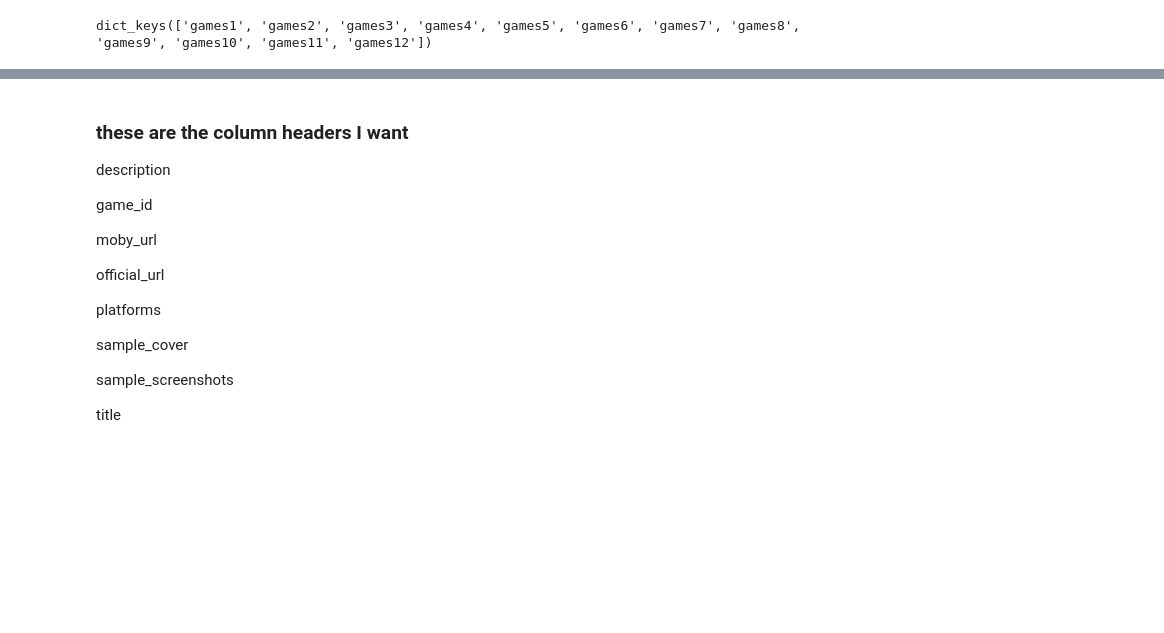
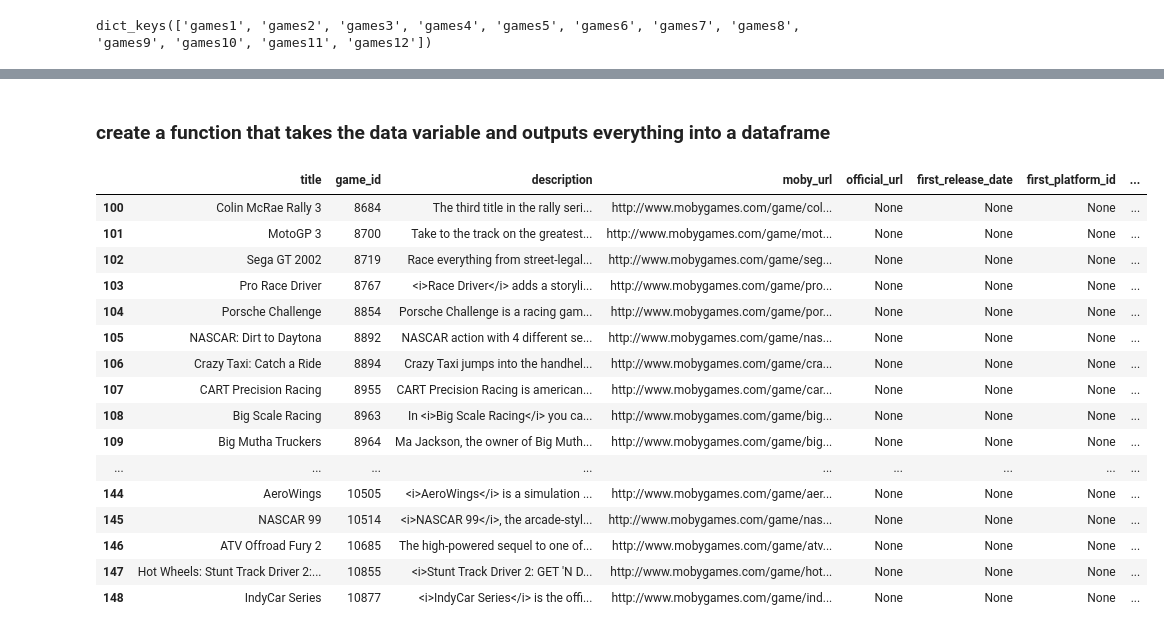
Before and after one commit to derektprice/visualizing_simulator_games, a Jupyter notebook: notebooks/2 - scraping genres from api, unpacking results into dataframes.ipynb, the cells around one changed output, grey strips where cells are left out. Drawn from its saved outputs; the diff is of its cells as text; code cells hidden in the pictures; blank space fills up the shorter version.

```diff
--- a/notebooks/2 - scraping genres from api, unpacking results into dataframes.ipynb
+++ b/notebooks/2 - scraping genres from api, unpacking results into dataframes.ipynb
@@ -129,17 +103,15 @@ vehicle_sim_158
-# %% [markdown]
-### these are the column headers I want
-description
-
-game_id
-
-moby_url
-
-official_url
-
-platforms
-
-sample_cover
-
-sample_screenshots
-
-title
+# %% [markdown]
+### create a function that takes the data variable and outputs everything into a dataframe
+# %%
+title = []
+game_id = []
+description = []
+moby_url = []
+official_url = []
+first_release_date = []
+first_platform_id = []
+first_platform_name = []
+second_release_date = []
+second_platform_id = []
+second_platform_name = []
+platform_dict = {}
@@ -145,0 +160,36 @@ title
+# %%
+main_list = []
+main_list.append(title)
+main_list.append(game_id)
+main_list.append(description)
+main_list.append(moby_url)
+main_list.append(official_url)
+main_list.append(first_release_date)
+main_list.append(first_platform_id)
+main_list.append(first_platform_name)
+main_list.append(second_release_date)
+main_list.append(second_platform_id)
+main_list.append(second_platform_name)
+
+vehicle_sim_158 = pd.DataFrame(main_list).transpose()
+vehicle_sim_158.columns = ["title", "game_id", "description", "moby_url", "official_url", "first_release_date", "first_platform_id", "first_platform_name", "second_release_date", "second_platform_id", "second_platform_name"]
+# %%
+vehicle_sim_158[100:149]
+# %% [output]
+|  | title | game_id | description | moby_url | official_url | first_release_date | first_platform_id | ... |
+| 100 | Colin McRae Rally 3 | 8684 | The third title in the rally seri... | http://www.mobygames.com/game/col... | None | None | None | ... |
+| 101 | MotoGP 3 | 8700 | Take to the track on the greatest... | http://www.mobygames.com/game/mot... | None | None | None | ... |
+| 102 | Sega GT 2002 | 8719 | Race everything from street-legal... | http://www.mobygames.com/game/seg... | None | None | None | ... |
+| 103 | Pro Race Driver | 8767 | <i>Race Driver</i> adds a storyli... | http://www.mobygames.com/game/pro... | None | None | None | ... |
+| 104 | Porsche Challenge | 8854 | Porsche Challenge is a racing gam... | http://www.mobygames.com/game/por... | None | None | None | ... |
+| 105 | NASCAR: Dirt to Daytona | 8892 | NASCAR action with 4 different se... | http://www.mobygames.com/game/nas... | None | None | None | ... |
+| 106 | Crazy Taxi: Catch a Ride | 8894 | Crazy Taxi jumps into the handhel... | http://www.mobygames.com/game/cra... | None | None | None | ... |
+| 107 | CART Precision Racing | 8955 | CART Precision Racing is american... | http://www.mobygames.com/game/car... | None | None | None | ... |
+| 108 | Big Scale Racing | 8963 | In <i>Big Scale Racing</i> you ca... | http://www.mobygames.com/game/big... | None | None | None | ... |
+| 109 | Big Mutha Truckers | 8964 | Ma Jackson, the owner of Big Muth... | http://www.mobygames.com/game/big... | None | None | None | ... |
+| ... | ... | ... | ... | ... | ... | ... | ... | ... |
+| 144 | AeroWings | 10505 | <i>AeroWings</i> is a simulation ... | http://www.mobygames.com/game/aer... | None | None | None | ... |
+| 145 | NASCAR 99 | 10514 | <i>NASCAR 99</i>, the arcade-styl... | http://www.mobygames.com/game/nas... | None | None | None | ... |
+| 146 | ATV Offroad Fury 2 | 10685 | The high-powered sequel to one of... | http://www.mobygames.com/game/atv... | None | None | None | ... |
+| 147 | Hot Wheels: Stunt Track Driver 2:... | 10855 | <i>Stunt Track Driver 2: GET 'N D... | http://www.mobygames.com/game/hot... | None | None | None | ... |
+| 148 | IndyCar Series | 10877 | <i>IndyCar Series</i> is the offi... | http://www.mobygames.com/game/ind... | None | None | None | ... |
```
Also changed, not shown: parts of 6 cells of this notebook.
